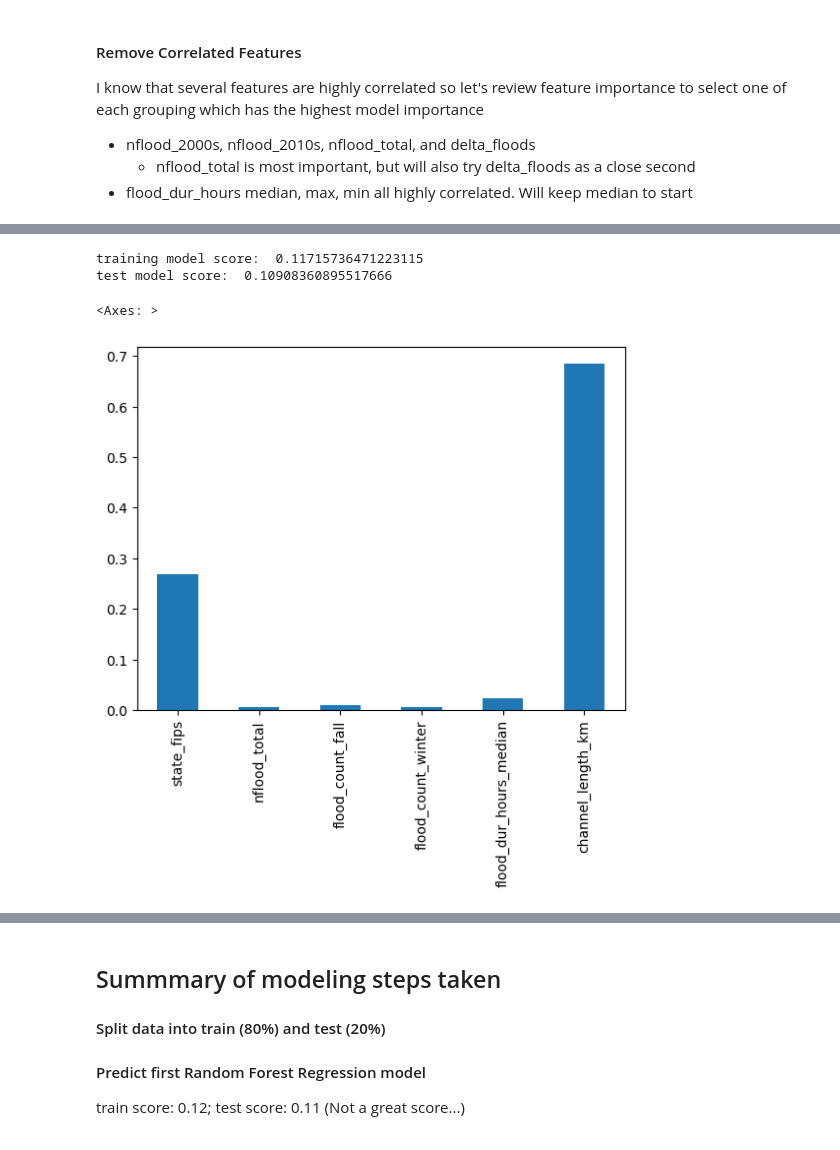
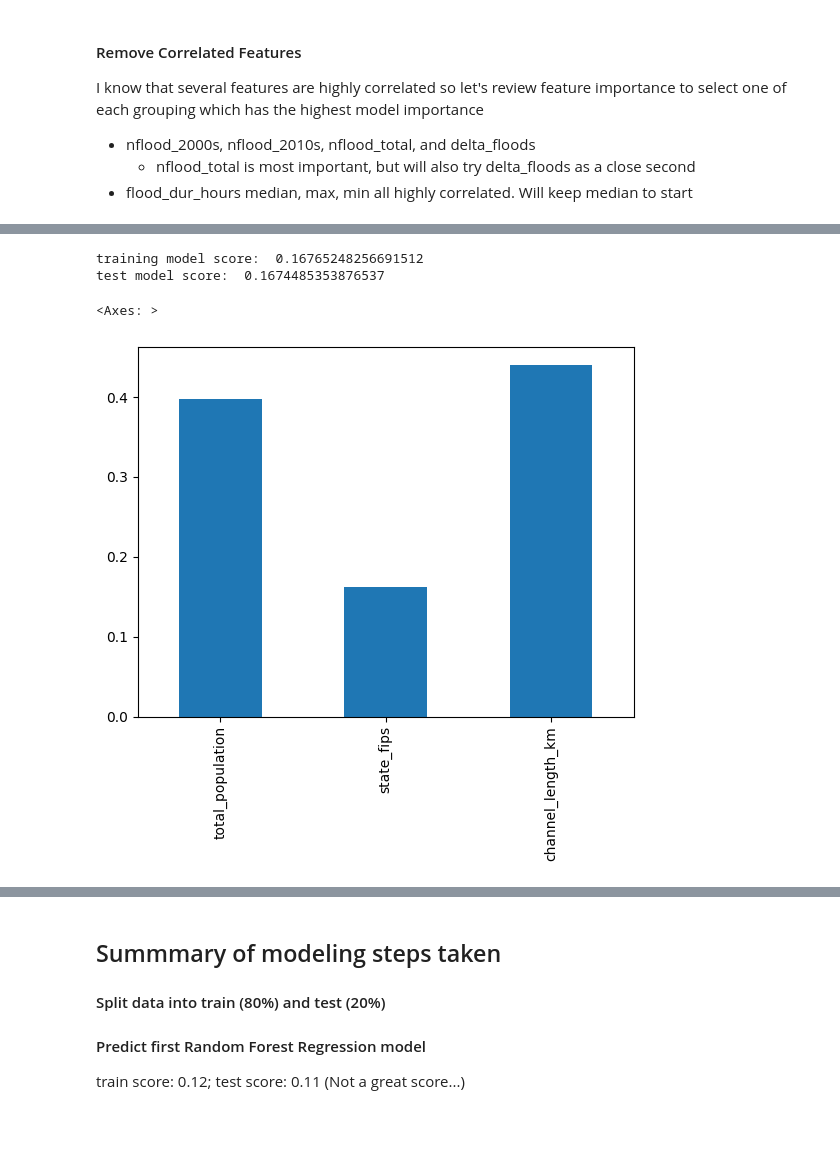
Before and after one commit to kpretz/Social-Economics-of-Flood-Ocurrence, a Jupyter notebook: 03_FeatureEngineering_Modeling_RFR.ipynb, the cells around one changed output, grey strips where cells are left out. Saved outputs shown, nothing was run; the diff lists cells and outputs as text; code cells hidden in the pictures.

Commit message:
finish ZCTA slides

```diff
--- a/03_FeatureEngineering_Modeling_RFR.ipynb
+++ b/03_FeatureEngineering_Modeling_RFR.ipynb
@@ -42,12 +44,14 @@ zcta                            0
 channel_length_km               0
 delta_floods                    0
 dtype: int64
+# %%
+target = 'med_houseinc_12mon'
 # %%
 # keep zcta but remove from modeling data
 data.index = data['zcta']
 
 # drop columns not used in model
-data_medianinc = data.drop(['zcta', 'household_public_assistance1'], axis=1)
+data_medianinc = data.drop(['zcta', 'household_public_assistance1', 'gini'], axis=1)
 
 data_medianinc
 # %% [output]
@@ -75,8 +79,8 @@ I'll scale data later for each individual model. Planning on starting with RFR w
 Split data using 80/20 train/test split for now. Planning to complete cross-validation check after first model built to check variances.
 # %%
 # split test/train data
-X = data_medianinc.drop('med_houseinc_12mon', axis=1)
-y = data_medianinc['med_houseinc_12mon']
+X = data_medianinc.drop(target, axis=1)
+y = data_medianinc[target]
 X_train, X_test, y_train, y_test = train_test_split(X, y, test_size=0.2, random_state=777)
 
 # y_train = np.log(y_train)
@@ -125,25 +129,26 @@ forest_importances.plot.bar(ax=ax)
 # %%
 ##remove feature to speed up model optimization.
 
-features_to_drop = ['nflood_2000s', 'nflood_2010s', 'flood_dur_hours_min', 'flood_dur_hours_max', 'delta_floods', 'flood_count_spring']
+features_to_drop = ['nflood_2000s', 'flood_dur_hours_max', 'delta_floods', 'flood_count_spring', 'flood_count_fall', 'flood_dur_hours_min' ,
+                   'nflood_2010s', 'flood_count_winter', 'flood_dur_hours_median', 'nflood_total']
 
 X_train_fewer = X_train.drop(features_to_drop, axis=1)
 X_test_fewer = X_test.drop(features_to_drop, axis=1)
 
 rfr.fit(X_train_fewer, y_train)
 print('training model score: ', rfr.score(X_train_fewer, y_train))
 print('test model score: ', rfr.score(X_test_fewer, y_test))
 
 importances = rfr.feature_importances_
 forest_importances = pd.Series(importances, index=X_train_fewer.columns)
 
 fig, ax = plt.subplots()
 forest_importances.plot.bar(ax=ax)
 # %% [output]
-training model score:  0.11715736471223115
-test model score:  0.10908360895517666
+training model score:  0.16765248256691512
+test model score:  0.1674485353876537
 <Axes: >
-[figure, old version]
+[figure, new version]
 # %%
 ## data is heavily skewer, transform
 for col in X_train_fewer.columns:
```
Also changed, not shown: parts of 21 cells of this notebook, 4 other files.
